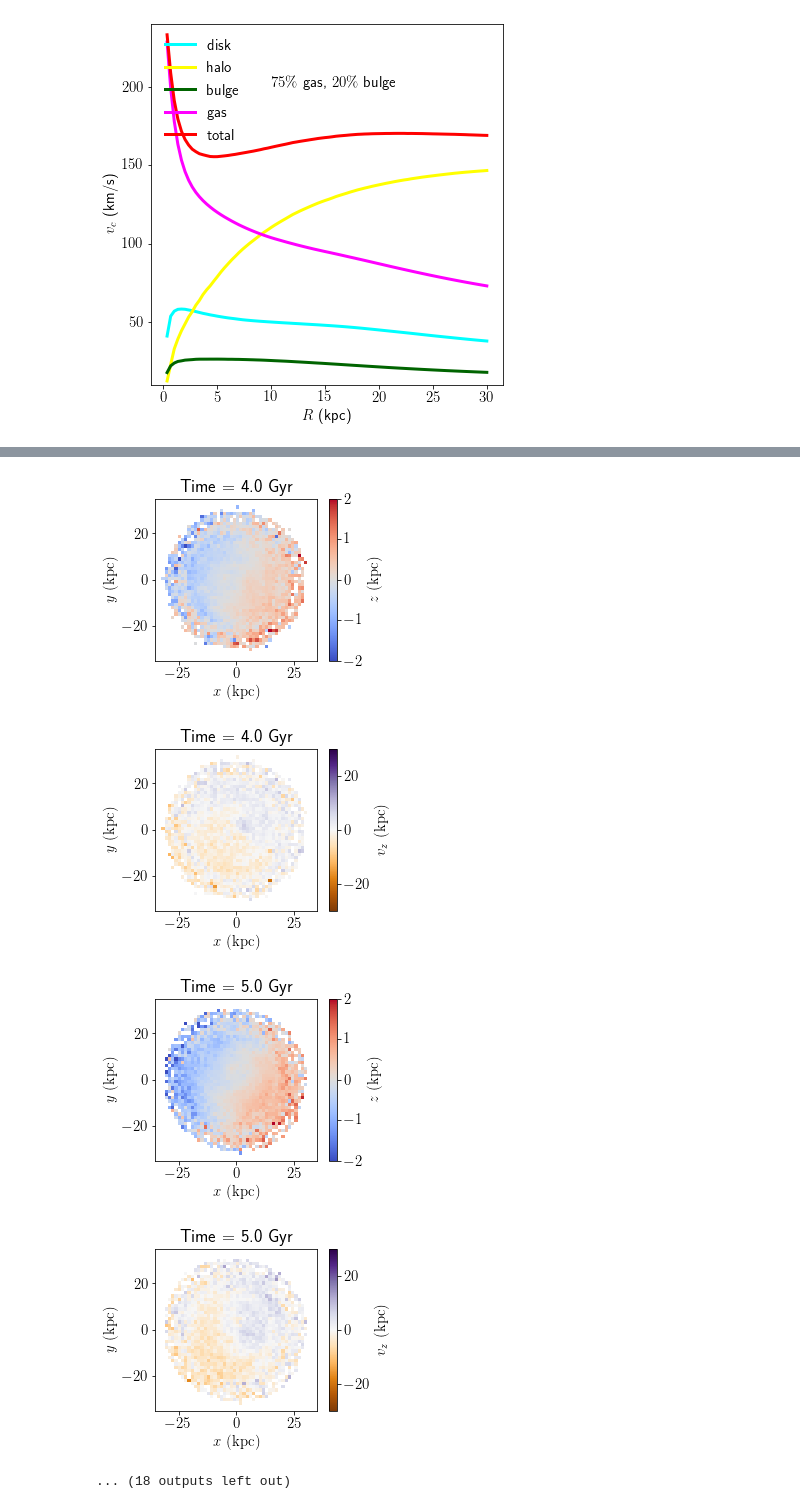
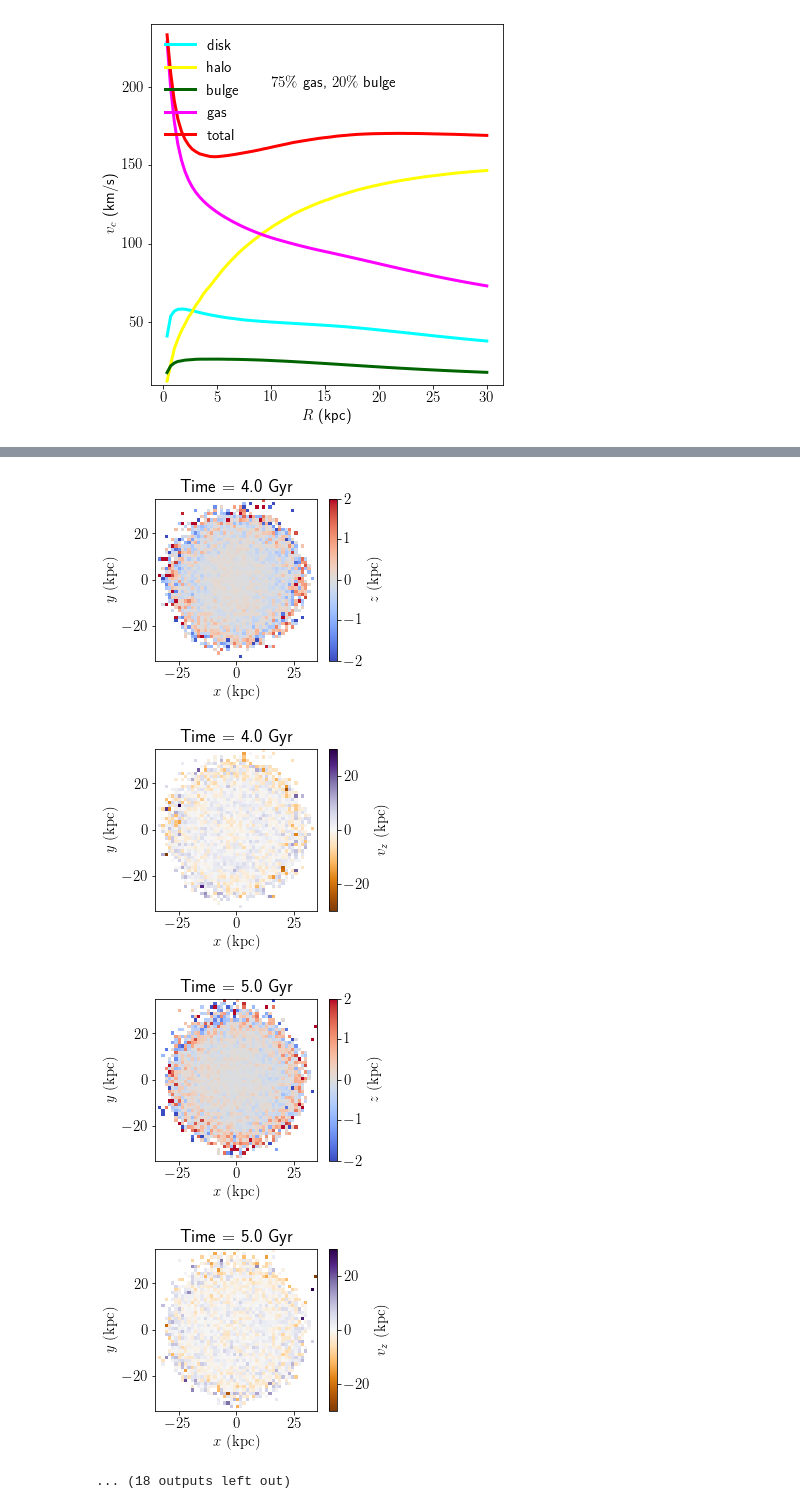
Before and after one commit to AndressaWille/Mestrado, a Jupyter notebook: barred_galaxies.ipynb, the cells around one changed output, grey strips where cells are left out. Cells and saved outputs as stored; diff of their text form; code cells hidden in the pictures.

```diff
--- a/barred_galaxies.ipynb
+++ b/barred_galaxies.ipynb
@@ -426,7 +426,8 @@ for i in range (0, 2):
 #mapa de alturas z e velocidades vz - média
 for j in range (0, n_snapshots, 20):
     index = str(j).zfill(3)
-    snapshot = path_nogas + f'snapshot_{index}.hdf5'
+    #snapshot = path_nogas + f'snapshot_{index}.hdf5'
+    snapshot = path_rel + f'snapshot_{index}.hdf5'
     #substituir o path - galáxia com ou sem gás
 
     #ler snapshot
@@ -448,6 +449,7 @@ for j in range (0, n_snapshots, 20):
 
     #corrigir posição - centro de massa
     x_new_disk, y_new_disk, z_new_disk = shift_com(m_disk, x_disk, y_disk, z_disk)
+    vx_new_disk, vy_new_disk, vz_new_disk = shift_com(m_disk, vx_disk, vy_disk, vz_disk)
 
     #corrigir posição - momento angular
     Ltot = [0, 0, 0]
@@ -461,17 +463,37 @@ for j in range (0, n_snapshots, 20):
         L = np.cross(R, p)
         Ltot = Ltot + L
 
-    vetorZ = np.array([0, 0, 1])
-    produto_interno = (Ltot[0] * vetorZ[0]) + (Ltot[1] * vetorZ[1]) + (Ltot[2] * vetorZ[2])
-    produto_normas = ((Ltot[0]**2 + Ltot[1]**2 + Ltot[2]**2)**0.5) * ((vetorZ[0]**2 + vetorZ[1]**2 + vetorZ[2]**2)**0.5)
-    cos_phi = produto_interno/produto_normas
-    phi = math.acos(cos_phi)
+    Lx = Ltot[0]
+    Ly = Ltot[1]
+    Lz = Ltot[2]
+
+    theta = np.arctan2(Ly, Lx)
 
     for k in range (0, Ndisk):
-        x_new_disk_2 = np.sin(phi)*z_new_disk[k] + np.cos(phi)*x_new_disk[k]
-        z_new_disk_2 = (-1) * np.cos(phi)*z_new_disk[k] + np.sin(phi)*x_new_disk[k]
+        x_new_disk_2 = np.cos(-theta)*x_new_disk[k] - np.sin(-theta)*y_new_disk[k]
+        y_new_disk_2 = np.sin(-theta)*x_new_disk[k] + np.cos(-theta)*y_new_disk[k]
         x_new_disk[k] = x_new_disk_2
-        z_new_disk[k] = mean(z_new_disk_2) #por que a média?? não parece fazer diferença, acabei de testar
+        y_new_disk[k] = y_new_disk_2
+
+        vx_new_disk_2 = np.cos(-theta)*vx_new_disk[k] - np.sin(-theta)*vy_new_disk[k]
+        vy_new_disk_2 = np.sin(-theta)*vx_new_disk[k] + np.cos(-theta)*vy_new_disk[k]
+        vx_new_disk[k] = vx_new_disk_2
+        vy_new_disk[k] = vy_new_disk_2
+
+    Lxy = np.sqrt(Lx**2 + Ly**2)
+
+    phi = np.arctan2(Lxy, Lz)
+
+    for k in range (0, Ndisk):
+        z_new_disk_2 = np.cos(-phi)*z_new_disk[k] - np.sin(-phi)*x_new_disk[k]
+        x_new_disk_3 = np.sin(-phi)*z_new_disk[k] + np.cos(-phi)*x_new_disk[k]
+        z_new_disk[k] = z_new_disk_2
+        x_new_disk[k] = x_new_disk_3
+
+        vz_new_disk_2 = np.cos(-phi)*vz_new_disk[k] - np.sin(-phi)*vx_new_disk[k]
+        vx_new_disk_3 = np.sin(-phi)*vz_new_disk[k] + np.cos(-phi)*vx_new_disk[k]
+        vz_new_disk[k] = vz_new_disk_2
+        vx_new_disk[k] = vx_new_disk_3
 
     #mapas de posição e velocidade
     Nbins = 50
@@ -483,7 +505,7 @@ for j in range (0, n_snapshots, 20):
     results, xb, yb, binnum = stats.binned_statistic_2d(x_new_disk, y_new_disk, z_new_disk,
                                     statistic='mean', bins=Nbins, range=[[xmin,xmax],[ymin,ymax]])
 
-    results1, xb, yb, binnum = stats.binned_statistic_2d(x_new_disk, y_new_disk, vz_disk,
+    results1, xb, yb, binnum = stats.binned_statistic_2d(x_new_disk, y_new_disk, vz_new_disk,
                                     statistic='mean', bins=Nbins, range=[[xmin,xmax],[ymin,ymax]])
 
     extent = [xb[0], xb[-1], yb[0], yb[-1]]
@@ -514,7 +536,7 @@ for j in range (0, n_snapshots, 20):
     ax1.set_ylabel(r'$y~({\rm kpc})$')
 
     plt.tight_layout()
-    plt.savefig(f'mapz_b_{index}.png')
+    plt.savefig(f'mapz_nb_{index}.png')
 
 
     #velocidades
@@ -540,5 +562,5 @@ for j in range (0, n_snapshots, 20):
     ax1.set_ylabel(r'$y~({\rm kpc})$')
 
     plt.tight_layout()
-    plt.savefig(f'mapvz_b_{index}.png')
+    plt.savefig(f'mapvz_nb_{index}.png')
 # %% [output]
@@ -553,5 +575,5 @@ for j in range (0, n_snapshots, 20):
-[figure, old version]
+[figure, new version]
-[figure, old version]
+[figure, new version]
-[figure, old version]
+[figure, new version]
-[figure, old version]
+[figure, new version]
 ... (18 outputs left out)
```
Also changed, not shown: parts of 4 cells of this notebook.
